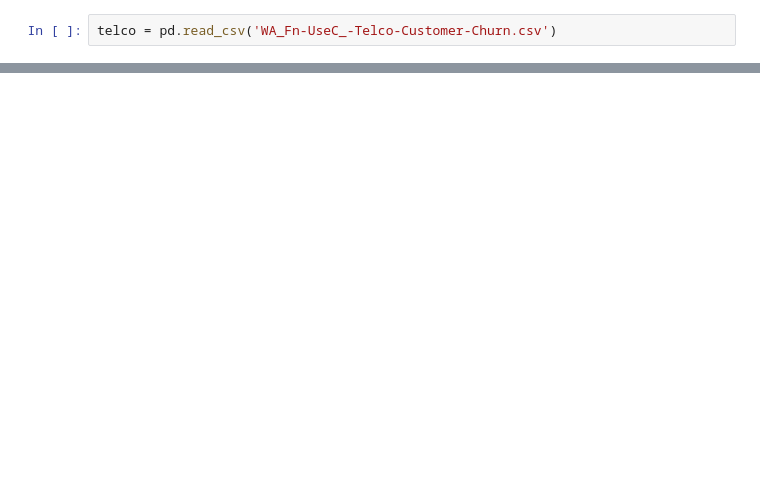
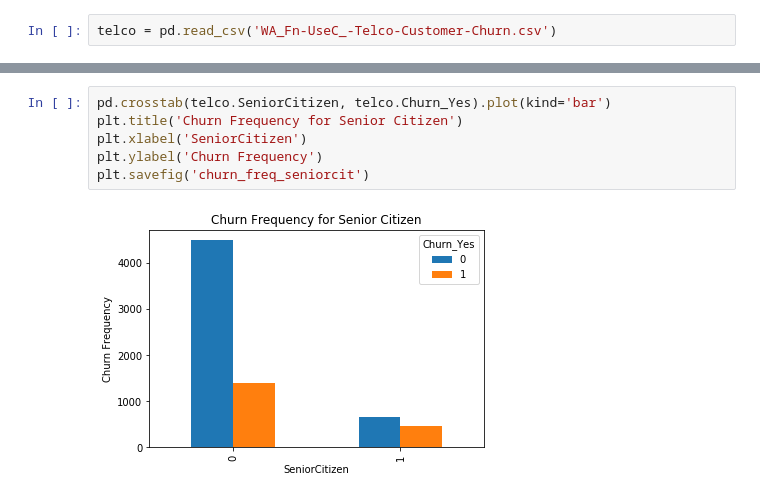
Before and after one commit to ayan1995/Thinkful, a Jupyter notebook: Bootcamp/Unit 3 Deeper into Supervised Learning/Lesson 3 Advanced Regression/Challenge/Challenge If a tree falls in the forest....ipynb, the cells around one changed output, grey strips where cells are left out. Drawn from its saved outputs; the diff is of its cells as text; blank space fills up the shorter version.

```diff
--- a/Bootcamp/Unit 3 Deeper into Supervised Learning/Lesson 3 Advanced Regression/Challenge/Challenge If a tree falls in the forest....ipynb
+++ b/Bootcamp/Unit 3 Deeper into Supervised Learning/Lesson 3 Advanced Regression/Challenge/Challenge If a tree falls in the forest....ipynb
@@ -87,0 +85,8 @@ print("--- %s seconds ---" % (time.time() - start_time))
+# %%
+pd.crosstab(telco.SeniorCitizen, telco.Churn_Yes).plot(kind='bar')
+plt.title('Churn Frequency for Senior Citizen')
+plt.xlabel('SeniorCitizen')
+plt.ylabel('Churn Frequency')
+plt.savefig('churn_freq_seniorcit')
+# %% [output]
+[figure, added]
```
Also changed, not shown: parts of 47 cells of this notebook, 17 other files.
